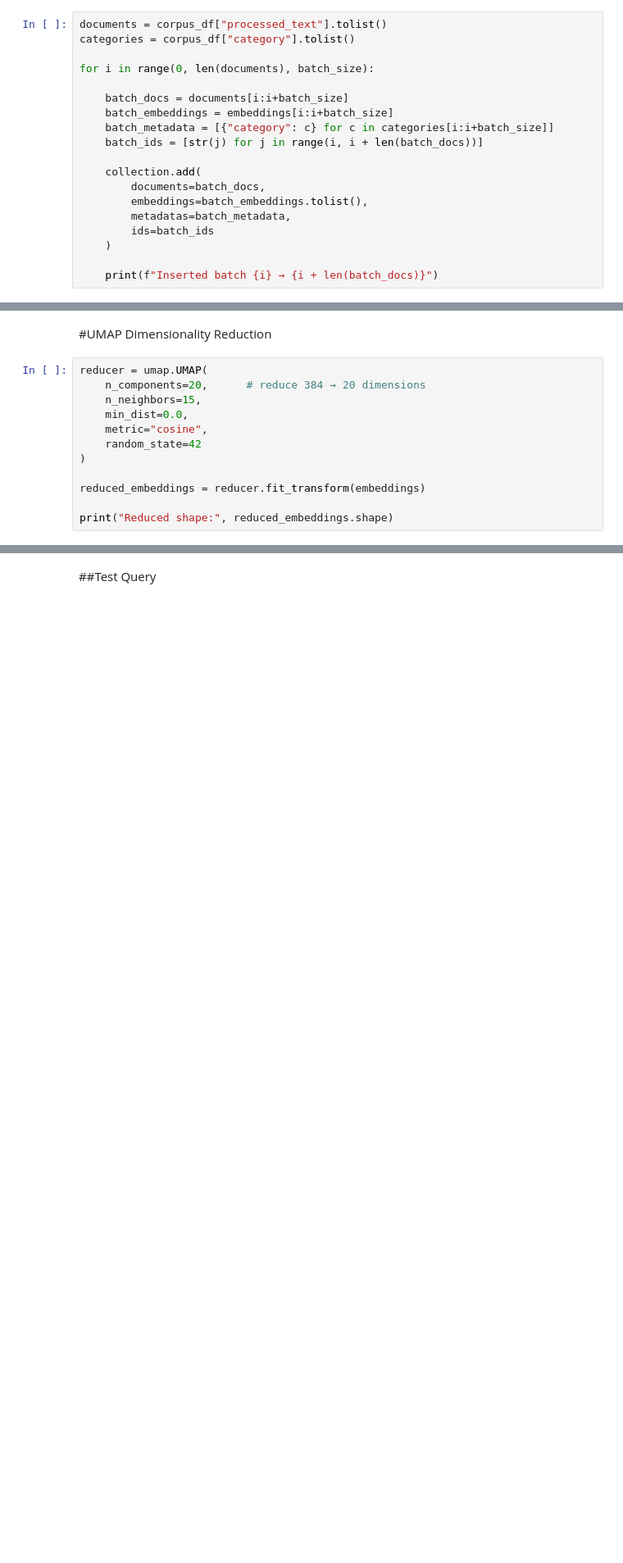
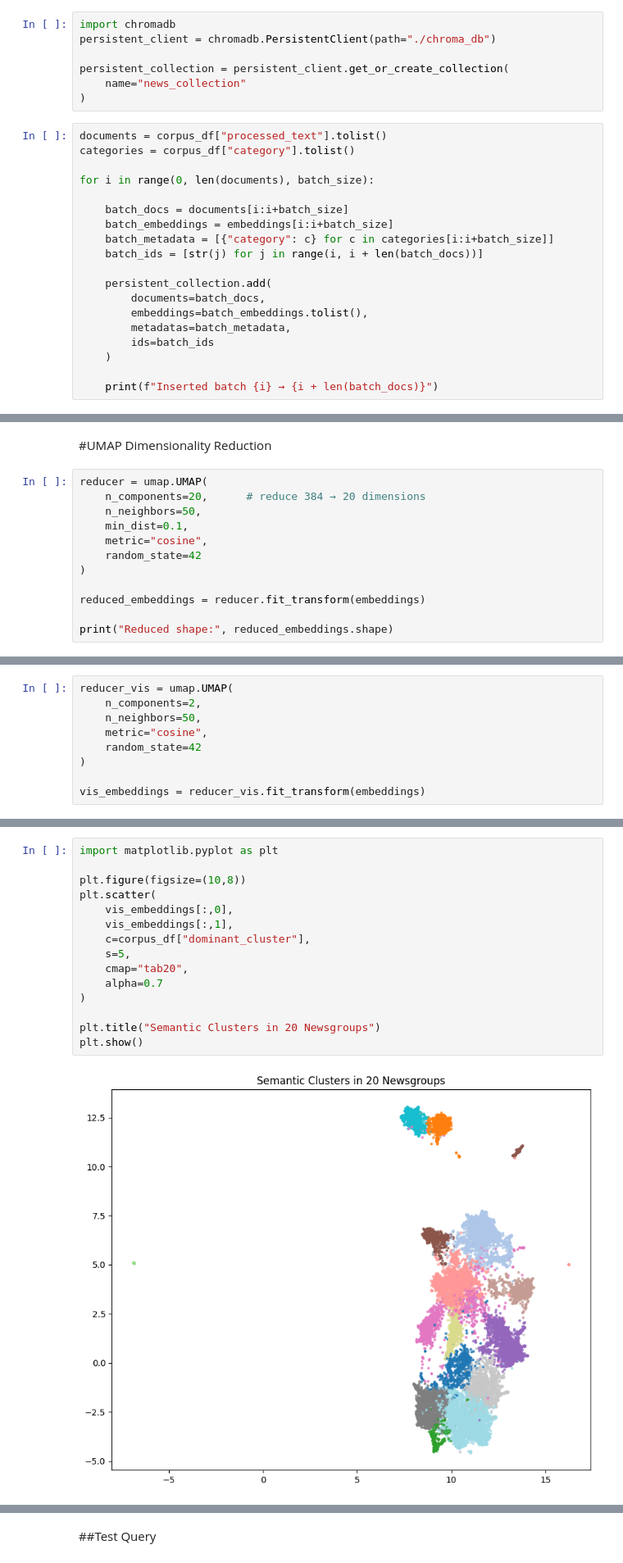
Before and after one commit to Sattwik999/Trademarkia---AI-ML-Engineer-Task_20NewsGroup, a Jupyter notebook: TradeMarkia_AIEngineer_20Newsgroup.ipynb, the cells around one changed output, grey strips where cells are left out. Shown at 82% size. Drawn from its saved outputs; the diff is of its cells as text; blank space fills up the shorter version.

```diff
--- a/TradeMarkia_AIEngineer_20Newsgroup.ipynb
+++ b/TradeMarkia_AIEngineer_20Newsgroup.ipynb
@@ -170,5 +281,12 @@ collection = client.get_or_create_collection(
 # %%
 batch_size = 4000
+# %%
+import chromadb
+persistent_client = chromadb.PersistentClient(path="./chroma_db")
+
+persistent_collection = persistent_client.get_or_create_collection(
+    name="news_collection"
+)
 # %%
 documents = corpus_df["processed_text"].tolist()
 categories = corpus_df["category"].tolist()
@@ -180,7 +298,7 @@ for i in range(0, len(documents), batch_size):
     batch_metadata = [{"category": c} for c in categories[i:i+batch_size]]
     batch_ids = [str(j) for j in range(i, i + len(batch_docs))]
 
-    collection.add(
+    persistent_collection.add(
         documents=batch_docs,
         embeddings=batch_embeddings.tolist(),
         metadatas=batch_metadata,
@@ -246,8 +382,8 @@ print("Embedding shape:", embeddings.shape)
 # %%
 reducer = umap.UMAP(
     n_components=20,      # reduce 384 → 20 dimensions
-    n_neighbors=15,
-    min_dist=0.0,
+    n_neighbors=50,
+    min_dist=0.1,
     metric="cosine",
     random_state=42
 )
@@ -279,0 +472,9 @@ corpus_df.head()
+# %%
+reducer_vis = umap.UMAP(
+    n_components=2,
+    n_neighbors=50,
+    metric="cosine",
+    random_state=42
+)
+
+vis_embeddings = reducer_vis.fit_transform(embeddings)
@@ -279,0 +483,17 @@ corpus_df.head()
+# %%
+import matplotlib.pyplot as plt
+
+plt.figure(figsize=(10,8))
+plt.scatter(
+    vis_embeddings[:,0],
+    vis_embeddings[:,1],
+    c=corpus_df["dominant_cluster"],
+    s=5,
+    cmap="tab20",
+    alpha=0.7
+)
+
+plt.title("Semantic Clusters in 20 Newsgroups")
+plt.show()
+# %% [output]
+[figure, added]
```
Also changed, not shown: parts of 76 cells of this notebook, 1 other file.
